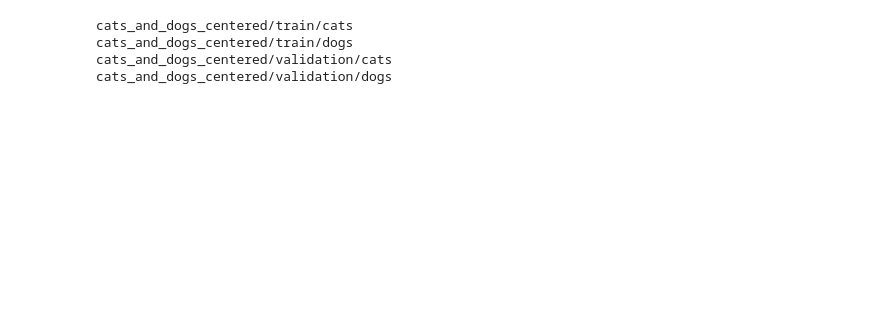
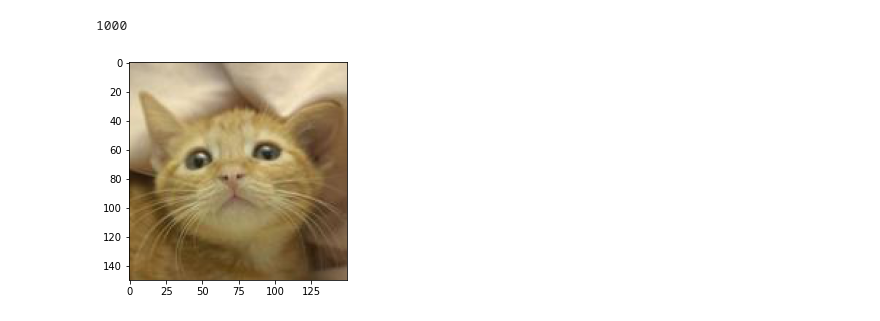
Before and after one commit to ckiekim/DeepLearning_2022_01, a Jupyter notebook: 91.보강/11_dogs_and_cats_파일준비.ipynb, the cells around one changed output. Drawn from its saved outputs; the diff is of its cells as text; code cells hidden in the pictures; blank space fills up the shorter version.

```diff
--- a/91.보강/11_dogs_and_cats_파일준비.ipynb
+++ b/91.보강/11_dogs_and_cats_파일준비.ipynb
@@ -61,17 +60,25 @@ old_train_dogs_dir = 'cats_and_dogs_filtered/train/dogs'
 old_validation_cats_dir = 'cats_and_dogs_filtered/validation/cats'
 old_validation_dogs_dir = 'cats_and_dogs_filtered/validation/dogs'
 # %%
+# cats_and_dogs_filtered -> image 축소/확대후 centering -> cats_and_dogs_centered
 from glob import glob
 for src_dir in [old_train_cats_dir,old_train_dogs_dir,old_validation_cats_dir,old_validation_dogs_dir]:
-    dst_dir = src_dir.split('/')[1:]
-    dst_dir = '/'.join([CENTER_DIR] + dst_dir)
+    dst_dir = src_dir.split('/')[1:]            # cats_and_dogs_filtered 제거
+    dst_dir = '/'.join([CENTER_DIR] + dst_dir)  # CENTER_DIR 밑에 오는 디렉토리 지정
     for fname in glob(f'{src_dir}/*.jpg'):
-        dst_fname = fname.split('/')[-1]
+        dst_fname = fname.split('/')[-1]    # 예를 들어, cat.475.jpg
         src_img = Image.open(fname)         # 사이즈가 제각각인 이미지
-        dst_img = center_image(src_img)     # 150 x 150으로 centering된 이미지
-        dst_img.save(f'{dst_dir}/{dst_fname}')
+        dst_img = center_image(src_img)     # 150 x 150으로 centering된 이미지(numpy)
+        pil_img = Image.fromarray(dst_img)  # numpy array를 PIL 이미지로 변환
+        pil_img.save(f'{dst_dir}/{dst_fname}')
-# %% [output]
-cats_and_dogs_centered/train/cats
-cats_and_dogs_centered/train/dogs
-cats_and_dogs_centered/validation/cats
-cats_and_dogs_centered/validation/dogs
+# %%
+# 파일 갯수 확인
+len(os.listdir(train_cats_dir))
+# %% [output]
+1000
+# %%
+# 이미지 확인
+img = Image.open(f'{train_cats_dir}/cat.475.jpg')
+plt.imshow(img);
+# %% [output]
+[figure, added]
```
Also changed, not shown: parts of 9 cells of this notebook, 1 other file.
